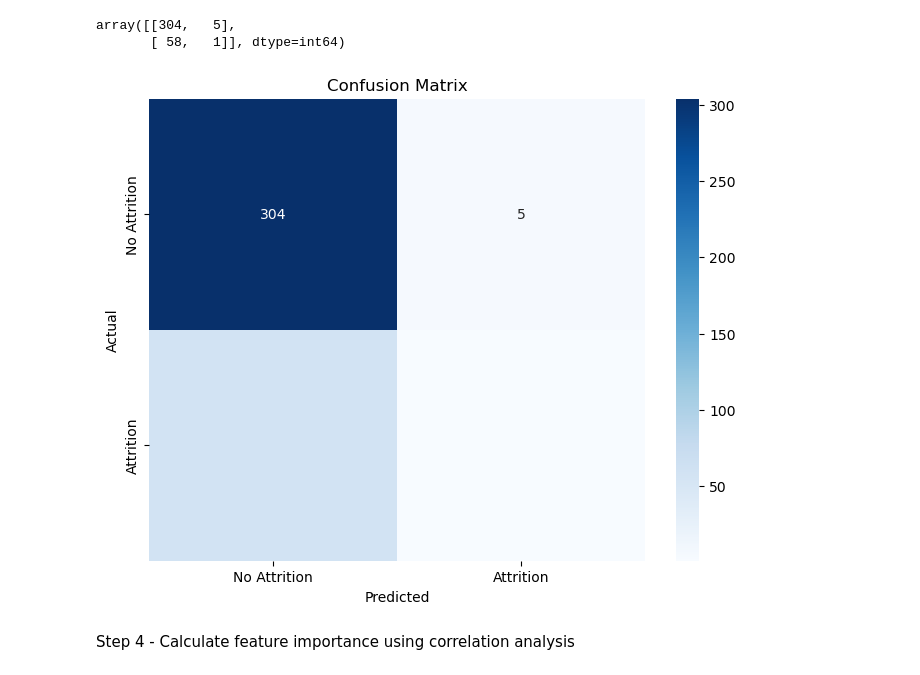
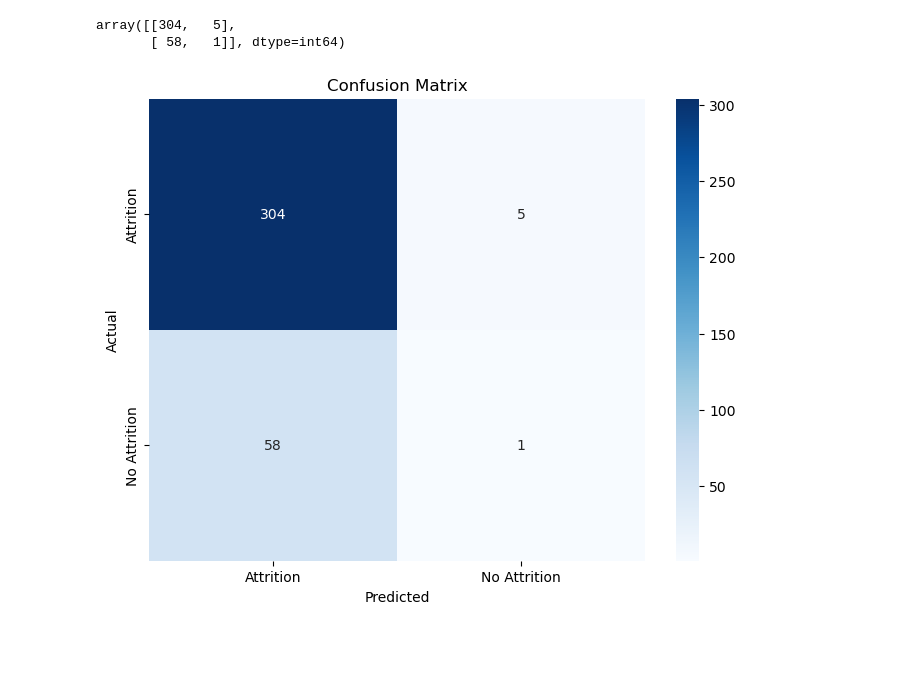
Before and after one commit to ddaniel2024/Project-4, a Jupyter notebook: attrition_analysis_optimisation_correlation_analysis.ipynb, the cells around one changed output. Drawn from its saved outputs; the diff is of its cells as text; code cells hidden in the pictures; blank space fills up the shorter version.

Commit message:
bug fix on heatmaps

```diff
--- a/attrition_analysis_optimisation_correlation_analysis.ipynb
+++ b/attrition_analysis_optimisation_correlation_analysis.ipynb
@@ -197,13 +199,11 @@ array([[304,   5],
 # %%
 # Visualise the confusion matrix as a heatmap
 plt.figure(figsize=(8, 6))
-sns.heatmap(conf_matrix, annot=True, fmt="d", cmap="Blues", xticklabels=["No Attrition", "Attrition"], yticklabels=["No Attrition", "Attrition"])
+sns.heatmap(conf_matrix, annot=True, fmt="d", cmap="Blues", xticklabels=["Attrition", "No Attrition"], yticklabels=["Attrition", "No Attrition"])
 plt.xlabel("Predicted")
 plt.ylabel("Actual")
 plt.title("Confusion Matrix")
 plt.savefig("output/confusion_matrix", bbox_inches = 'tight')
 plt.show()
 # %% [output]
-[figure, old version]
+[figure, new version]
-# %% [markdown]
-Step 4 - Calculate feature importance using correlation analysis
```
Also changed, not shown: parts of 28 cells of this notebook, 14 other files.
